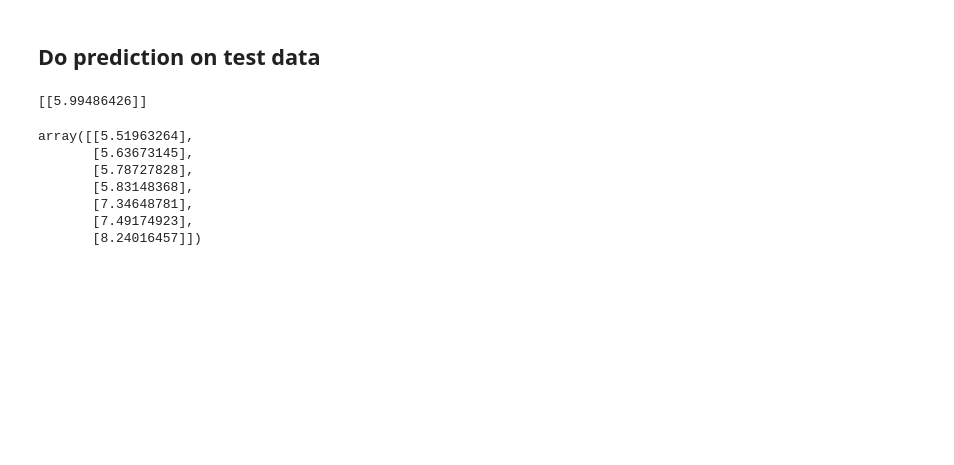
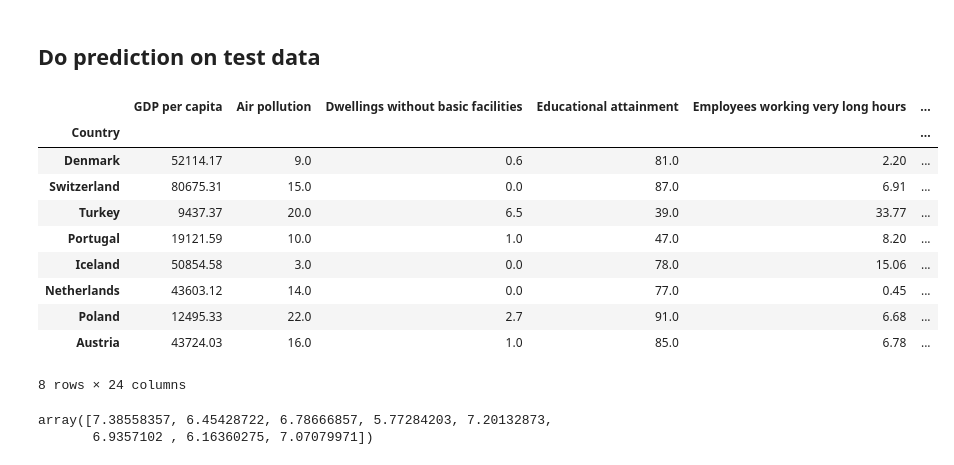
Before and after one commit to assalnekoufar/ML-DL, a Jupyter notebook: Week_01 - Introduction to Machine Learning/People_SatisfactionGDP.ipynb, the cells around one changed output. Drawn from its saved outputs; the diff is of its cells as text; code cells hidden in the pictures; blank space fills up the shorter version.

```diff
--- a/Week_01 - Introduction to Machine Learning/People_SatisfactionGDP.ipynb
+++ b/Week_01 - Introduction to Machine Learning/People_SatisfactionGDP.ipynb
@@ -227,7 +227,7 @@ y = df['Life satisfaction']
 #let's do train and test split using SKlearn
 from sklearn.model_selection import train_test_split
 
-X_train, y_train, X_test, y_test = train_test_split(X, y, test_size = 0.2, random_state = 42)
+X_train, X_test, y_train, y_test = train_test_split(X, y, test_size = 0.2, random_state = 42)
 # %% [markdown]
 # ML Starts Now
 ## Define a model with default values
@@ -257,8 +262,16 @@ array([5.29552139])
 # %% [markdown]
 ## Do prediction on test data
-# %%
-# Make a prediction for Cyprus
-X_new = [[17770]]  # Cyprus' GDP per capita
-print(model.predict(X_new)) # outputs [[5.95199478]]
-# %% [output]
-[[5.99486426]]
+# %%
+X_test
+# %% [output]
+|  | GDP per capita | Air pollution | Dwellings without basic facilities | Educational attainment | Employees working very long hours | ... |
+| Country |  |  |  |  |  | ... |
+| Denmark | 52114.17 | 9.0 | 0.6 | 81.0 | 2.20 | ... |
+| Switzerland | 80675.31 | 15.0 | 0.0 | 87.0 | 6.91 | ... |
+| Turkey | 9437.37 | 20.0 | 6.5 | 39.0 | 33.77 | ... |
+| Portugal | 19121.59 | 10.0 | 1.0 | 47.0 | 8.20 | ... |
+| Iceland | 50854.58 | 3.0 | 0.0 | 78.0 | 15.06 | ... |
+| Netherlands | 43603.12 | 14.0 | 0.0 | 77.0 | 0.45 | ... |
+| Poland | 12495.33 | 22.0 | 2.7 | 91.0 | 6.68 | ... |
+| Austria | 43724.03 | 16.0 | 1.0 | 85.0 | 6.78 | ... |
+8 rows × 24 columns
@@ -265,13 +280,6 @@ print(model.predict(X_new)) # outputs [[5.95199478]]
 # %%
 # Make a prediction for our test data
-pred = model.predict(test['GDP per capita'].values.reshape(-1,1))
+pred
+# %% [output]
+array([7.38558357, 6.45428722, 6.78666857, 5.77284203, 7.20132873,
+       6.9357102 , 6.16360275, 7.07079971])
-# %%
-pred
-# %% [output]
-array([[5.51963264],
-       [5.63673145],
-       [5.78727828],
-       [5.83148368],
-       [7.34648781],
-       [7.49174923],
-       [8.24016457]])
```
Also changed, not shown: parts of 5 cells of this notebook.
